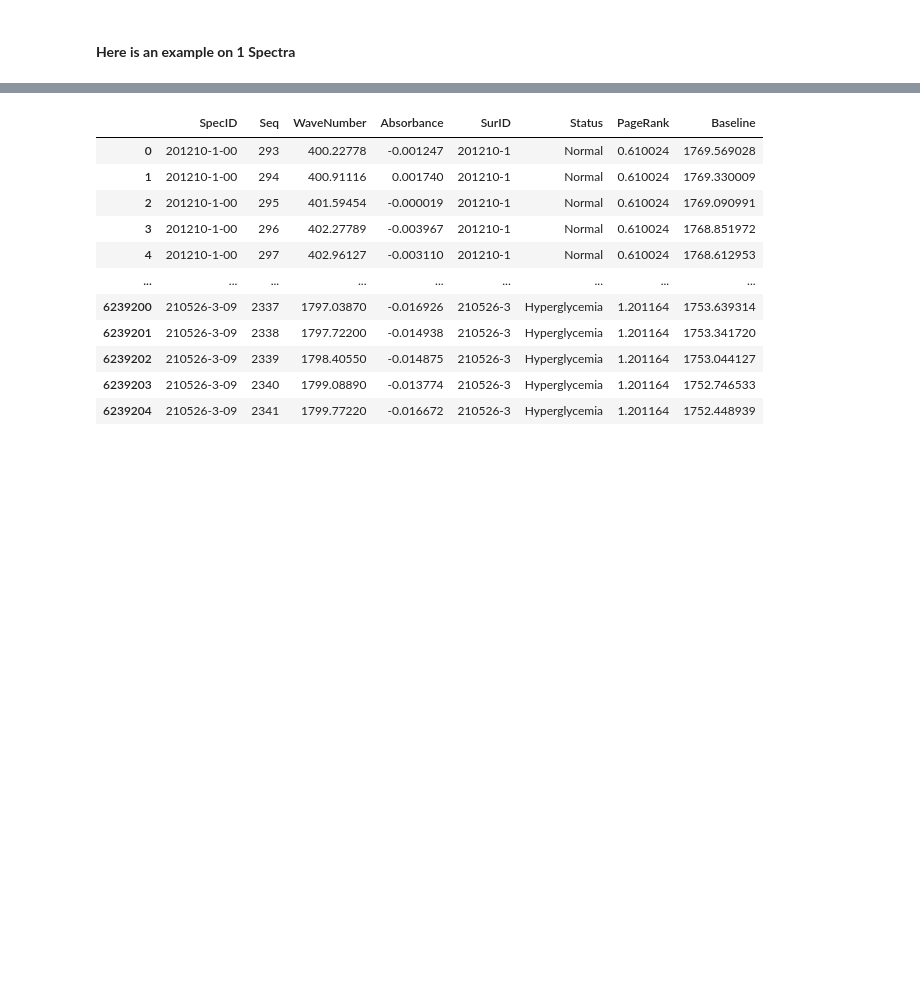
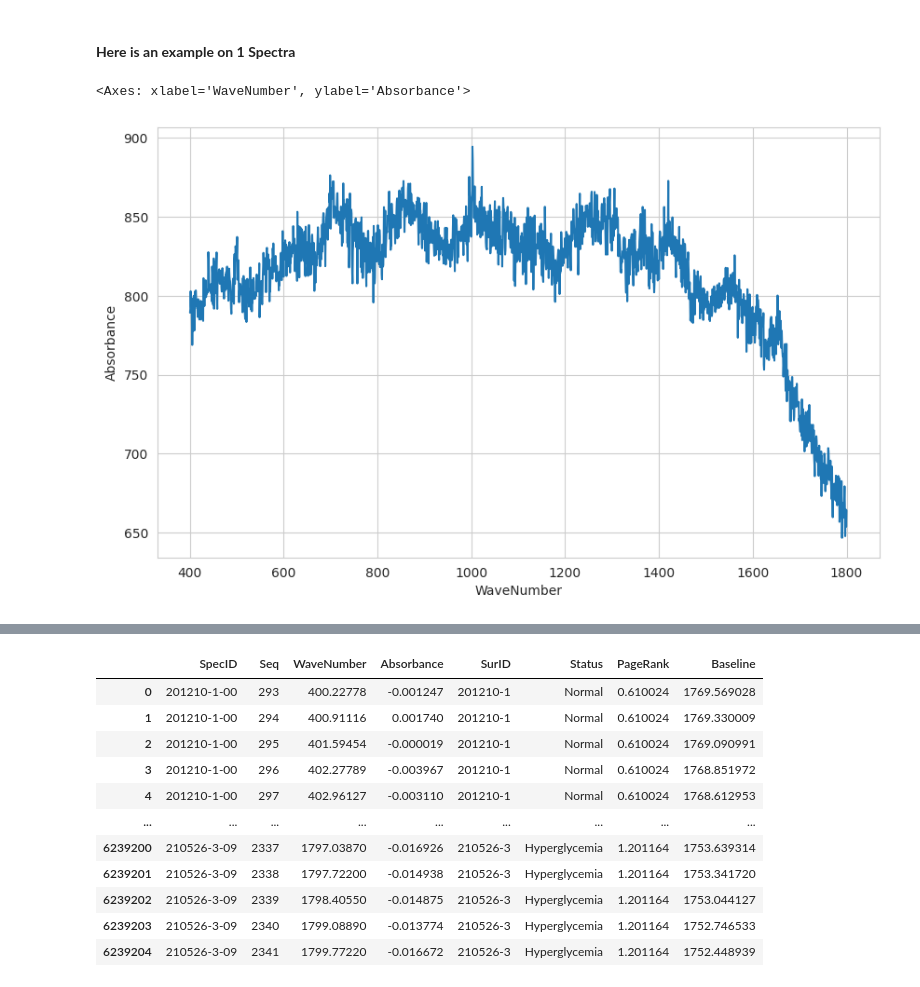
Before and after one commit to Spuced/Final_Year_Project_Github_Clone, a Jupyter notebook: GroupKFold_Baseline_Approach/Replicate_Out_Evaluation.ipynb, the cells around one changed output, grey strips where cells are left out. Cells and saved outputs as stored; diff of their text form; code cells hidden in the pictures; blank space fills up the shorter version.

```diff
--- a/GroupKFold_Baseline_Approach/Replicate_Out_Evaluation.ipynb
+++ b/GroupKFold_Baseline_Approach/Replicate_Out_Evaluation.ipynb
@@ -71,3 +71,11 @@ poly_order = 3
 # poly_order = 2
 # %% [markdown]
 #### **Here is an example on 1 Spectra**
+# %%
+sample = df[df['SpecID'] == "201210-2-08"]
+sns.set_style('whitegrid')
+plt.figure(figsize=(10, 6))
+sns.lineplot(x="WaveNumber", y="Absorbance", data=sample)
+# %% [output]
+<Axes: xlabel='WaveNumber', ylabel='Absorbance'>
+[figure, added]
```
Also changed, not shown: parts of 30 cells of this notebook, 4 other files.
